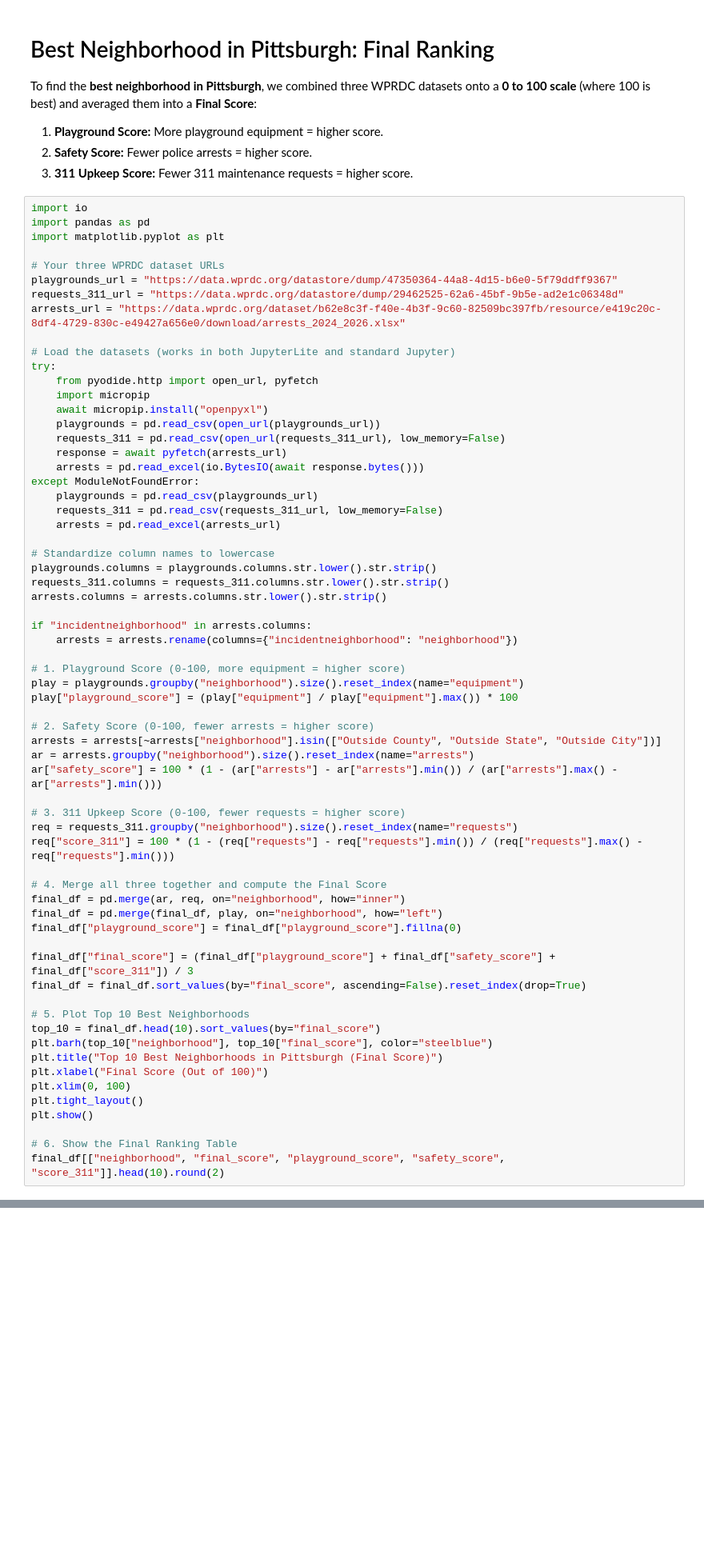
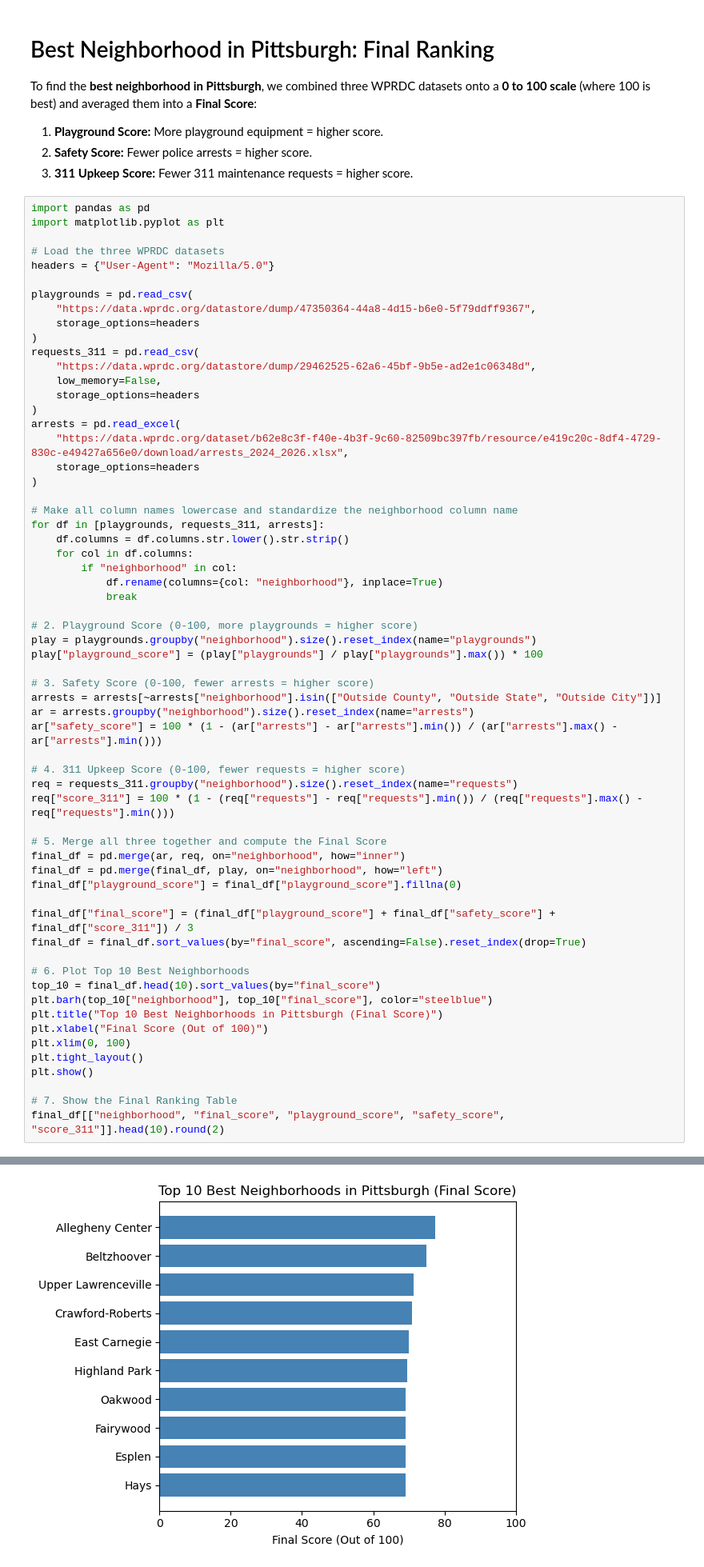
Before and after one commit to ZacharyMIddleton/Final-Project, a Jupyter notebook: Final.ipynb, the cells around one changed output, grey strips where cells are left out. Shown at 80% size. Drawn from its saved outputs; the diff is of its cells as text; blank space fills up the shorter version.

```diff
--- a/Final.ipynb
+++ b/Final.ipynb
@@ -6,51 +6,48 @@ To find the **best neighborhood in Pittsburgh**, we combined three WPRDC dataset
 2. **Safety Score:** Fewer police arrests = higher score.
 3. **311 Upkeep Score:** Fewer 311 maintenance requests = higher score.
 # %%
-import io
 import pandas as pd
 import matplotlib.pyplot as plt
 
-# Your three WPRDC dataset URLs
-playgrounds_url = "https://data.wprdc.org/datastore/dump/47350364-44a8-4d15-b6e0-5f79ddff9367"
-requests_311_url = "https://data.wprdc.org/datastore/dump/29462525-62a6-45bf-9b5e-ad2e1c06348d"
-arrests_url = "https://data.wprdc.org/dataset/b62e8c3f-f40e-4b3f-9c60-82509bc397fb/resource/e419c20c-8df4-4729-830c-e49427a656e0/download/arrests_2024_2026.xlsx"
+# Load the three WPRDC datasets
+headers = {"User-Agent": "Mozilla/5.0"}
 
-# Load the datasets (works in both JupyterLite and standard Jupyter)
-try:
-    from pyodide.http import open_url, pyfetch
-    import micropip
-    await micropip.install("openpyxl")
-    playgrounds = pd.read_csv(open_url(playgrounds_url))
-    requests_311 = pd.read_csv(open_url(requests_311_url), low_memory=False)
-    response = await pyfetch(arrests_url)
-    arrests = pd.read_excel(io.BytesIO(await response.bytes()))
-except ModuleNotFoundError:
-    playgrounds = pd.read_csv(playgrounds_url)
-    requests_311 = pd.read_csv(requests_311_url, low_memory=False)
-    arrests = pd.read_excel(arrests_url)
+playgrounds = pd.read_csv(
+    "https://data.wprdc.org/datastore/dump/47350364-44a8-4d15-b6e0-5f79ddff9367",
+    storage_options=headers
+)
+requests_311 = pd.read_csv(
+    "https://data.wprdc.org/datastore/dump/29462525-62a6-45bf-9b5e-ad2e1c06348d",
+    low_memory=False,
+    storage_options=headers
+)
+arrests = pd.read_excel(
+    "https://data.wprdc.org/dataset/b62e8c3f-f40e-4b3f-9c60-82509bc397fb/resource/e419c20c-8df4-4729-830c-e49427a656e0/download/arrests_2024_2026.xlsx",
+    storage_options=headers
+)
 
-# Standardize column names to lowercase
-playgrounds.columns = playgrounds.columns.str.lower().str.strip()
-requests_311.columns = requests_311.columns.str.lower().str.strip()
-arrests.columns = arrests.columns.str.lower().str.strip()
+# Make all column names lowercase and standardize the neighborhood column name
+for df in [playgrounds, requests_311, arrests]:
+    df.columns = df.columns.str.lower().str.strip()
+    for col in df.columns:
+        if "neighborhood" in col:
+            df.rename(columns={col: "neighborhood"}, inplace=True)
+            break
 
-if "incidentneighborhood" in arrests.columns:
-    arrests = arrests.rename(columns={"incidentneighborhood": "neighborhood"})
+# 2. Playground Score (0-100, more playgrounds = higher score)
+play = playgrounds.groupby("neighborhood").size().reset_index(name="playgrounds")
+play["playground_score"] = (play["playgrounds"] / play["playgrounds"].max()) * 100
 
-# 1. Playground Score (0-100, more equipment = higher score)
-play = playgrounds.groupby("neighborhood").size().reset_index(name="equipment")
-play["playground_score"] = (play["equipment"] / play["equipment"].max()) * 100
-
-# 2. Safety Score (0-100, fewer arrests = higher score)
+# 3. Safety Score (0-100, fewer arrests = higher score)
 arrests = arrests[~arrests["neighborhood"].isin(["Outside County", "Outside State", "Outside City"])]
 ar = arrests.groupby("neighborhood").size().reset_index(name="arrests")
 ar["safety_score"] = 100 * (1 - (ar["arrests"] - ar["arrests"].min()) / (ar["arrests"].max() - ar["arrests"].min()))
 
-# 3. 311 Upkeep Score (0-100, fewer requests = higher score)
+# 4. 311 Upkeep Score (0-100, fewer requests = higher score)
 req = requests_311.groupby("neighborhood").size().reset_index(name="requests")
 req["score_311"] = 100 * (1 - (req["requests"] - req["requests"].min()) / (req["requests"].max() - req["requests"].min()))
 
-# 4. Merge all three together and compute the Final Score
+# 5. Merge all three together and compute the Final Score
 final_df = pd.merge(ar, req, on="neighborhood", how="inner")
 final_df = pd.merge(final_df, play, on="neighborhood", how="left")
 final_df["playground_score"] = final_df["playground_score"].fillna(0)
@@ -58,7 +55,7 @@ final_df["playground_score"] = final_df["playground_score"].fillna(0)
 final_df["final_score"] = (final_df["playground_score"] + final_df["safety_score"] + final_df["score_311"]) / 3
 final_df = final_df.sort_values(by="final_score", ascending=False).reset_index(drop=True)
 
-# 5. Plot Top 10 Best Neighborhoods
+# 6. Plot Top 10 Best Neighborhoods
 top_10 = final_df.head(10).sort_values(by="final_score")
 plt.barh(top_10["neighborhood"], top_10["final_score"], color="steelblue")
 plt.title("Top 10 Best Neighborhoods in Pittsburgh (Final Score)")
@@ -67,6 +64,6 @@ plt.xlim(0, 100)
 plt.tight_layout()
 plt.show()
 
-# 6. Show the Final Ranking Table
+# 7. Show the Final Ranking Table
 final_df[["neighborhood", "final_score", "playground_score", "safety_score", "score_311"]].head(10).round(2)
 # %% [output]
@@ -73,0 +70 @@ final_df[["neighborhood", "final_score", "playground_score", "safety_score", "sc
+[figure, added]
```
Also changed, not shown: parts of 1 cell of this notebook.
